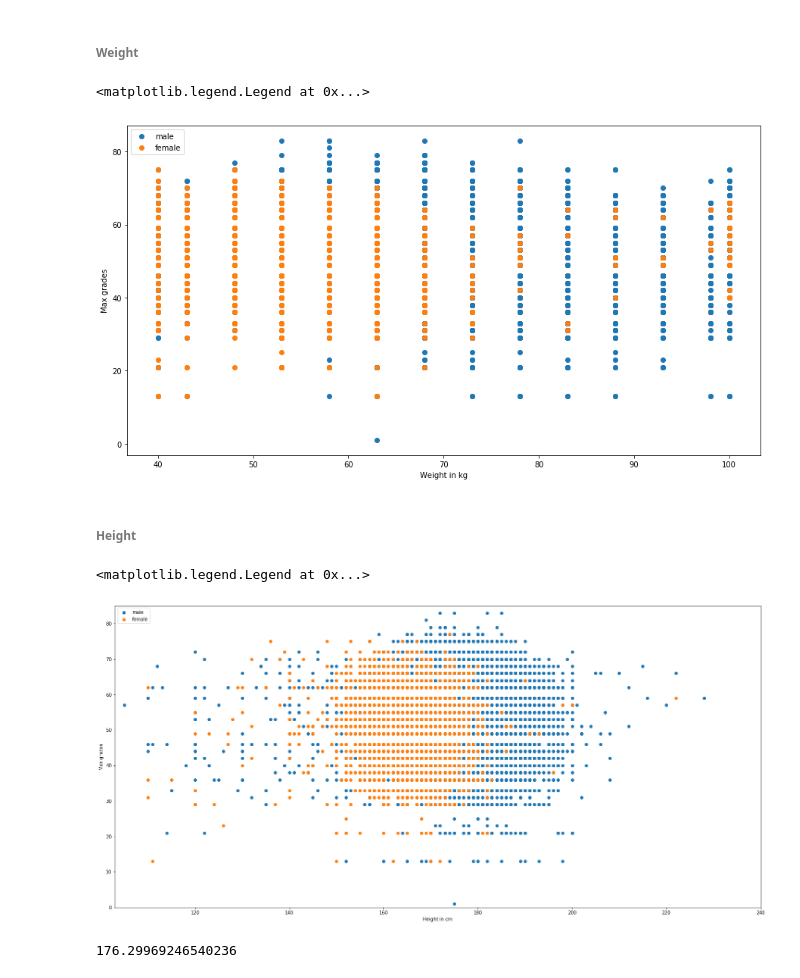
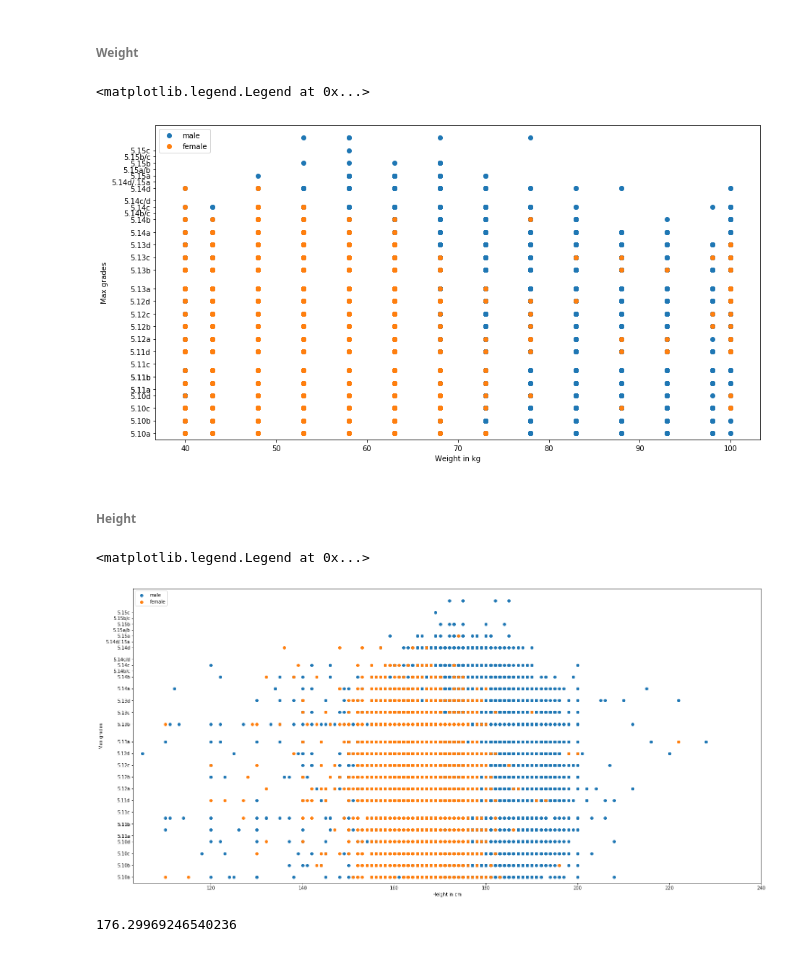
Before and after one commit to victor-mouquin/8a.nu, a Jupyter notebook: 8a.nu_climbing.ipynb, the cells around one changed output. Saved outputs shown, nothing was run; the diff lists cells and outputs as text; code cells hidden in the pictures.

```diff
--- a/8a.nu_climbing.ipynb
+++ b/8a.nu_climbing.ipynb
@@ -288,16 +292,23 @@ weight_female_nonan = weight_female[[np.isfinite(w) for w in weight_female.value
 # %%
 maxgrades_vs_weight_male = df_maxgrades[weight_male_nonan.index]
 maxgrades_vs_weight_female = df_maxgrades[weight_female_nonan.index]
+# %%
+#Label for graphs
+usa_routes = df_grade['usa_routes']
+usa_grades = [grade for grade in usa_routes.loc[35:81] if grade != '']
+ticks = [(usa_routes == grade).idxmax() for grade in usa_routes.loc[35:81] if grade != '']
 # %%
 plt.rcParams['figure.figsize'] = [15, 8]
 plt.scatter(weight_male_nonan.astype('float64'), maxgrades_vs_weight_male.astype('float64'))
 plt.scatter(weight_female_nonan.astype('float64'), maxgrades_vs_weight_female.astype('float64'))
 plt.xlabel('Weight in kg')
 plt.ylabel('Max grades')
+plt.ylim(ymin = 35, ymax = 85)
+plt.yticks(ticks, usa_grades)
 plt.legend(['male', 'female'], loc = 2)
 # %% [output]
 <matplotlib.legend.Legend at 0x...>
-[figure, old version]
+[figure, new version]
 # %% [markdown]
 ###### Height
 # %%
@@ -317,10 +328,12 @@ plt.scatter(height_female_nonan.astype('float64'), maxgrades_vs_height_female.as
 plt.axis([103, 240, 0, 85])
 plt.xlabel('Height in cm')
 plt.ylabel('Max grades')
+plt.ylim(ymin = 35, ymax = 85)
+plt.yticks(ticks, usa_grades)
 plt.legend(['male', 'female'], loc = 2)
 # %% [output]
 <matplotlib.legend.Legend at 0x...>
-[figure, old version]
+[figure, new version]
 # %%
 height_male_nonan.mean()
 # %% [output]
```
Also changed, not shown: parts of 15 cells of this notebook.
